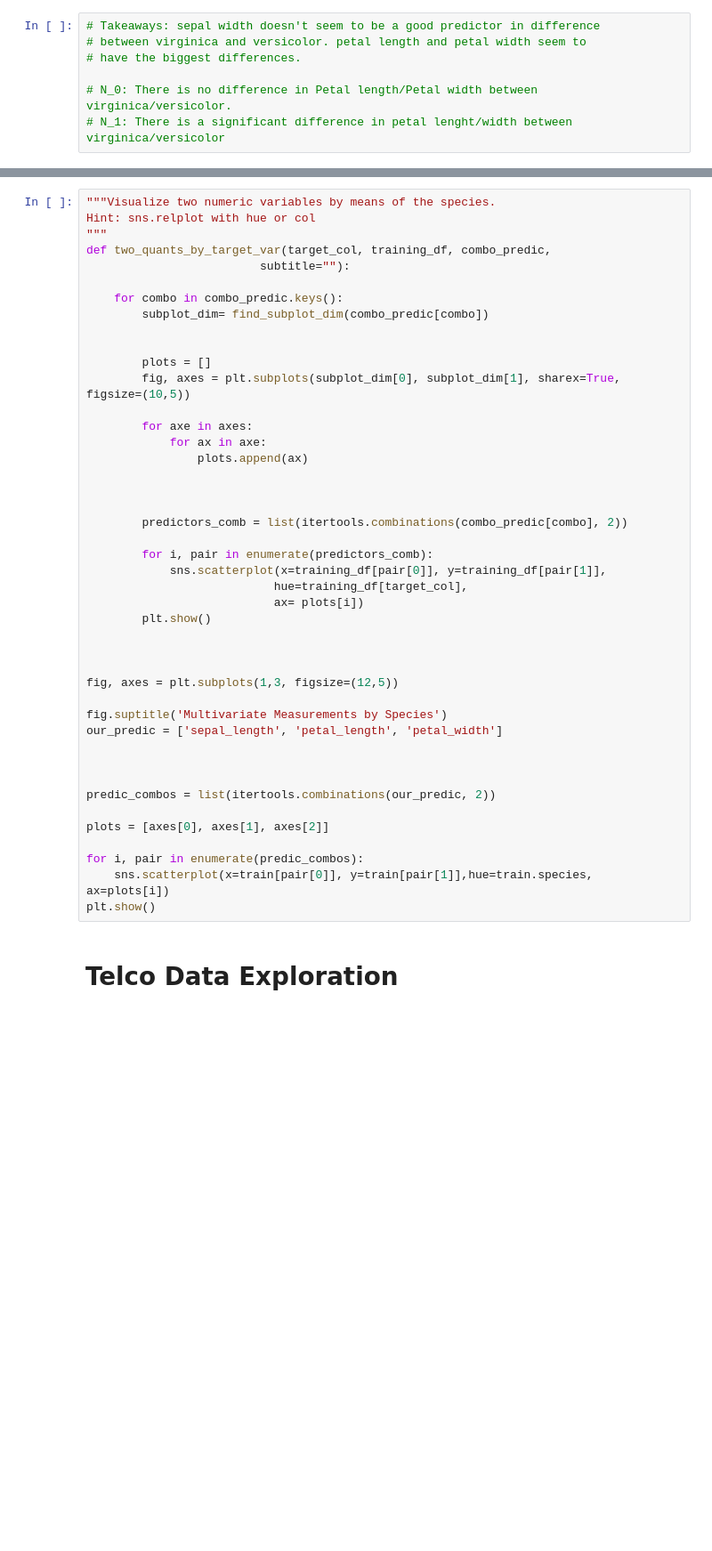
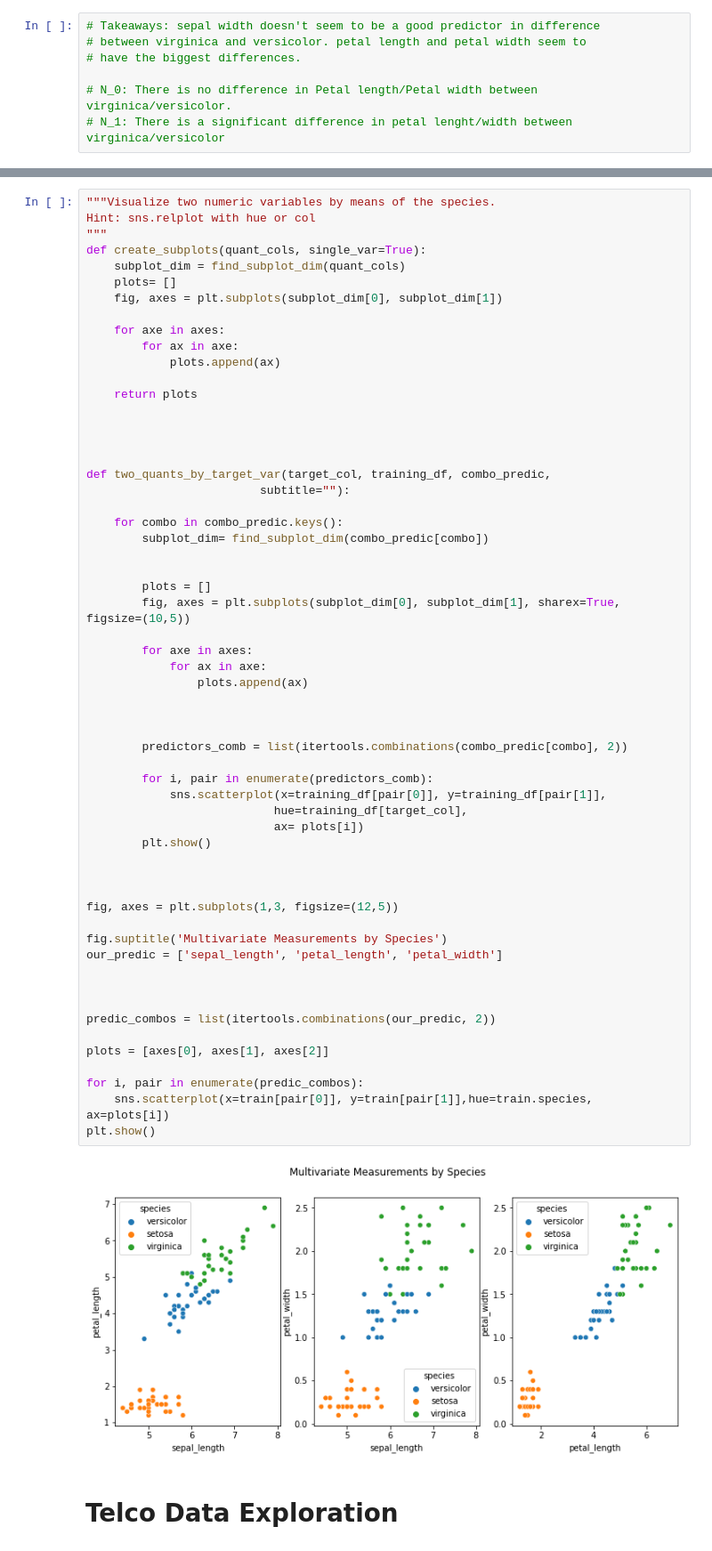
Before and after one commit to KyleTaylorGreen/classification-exercises, a Jupyter notebook: classification-exercises.ipynb, the cells around one changed output, grey strips where cells are left out. Shown at 89% size. Drawn from its saved outputs; the diff is of its cells as text; blank space fills up the shorter version.

```diff
--- a/classification-exercises.ipynb
+++ b/classification-exercises.ipynb
@@ -376,6 +580,20 @@ sns.pairplot(train, hue='species')
 """Visualize two numeric variables by means of the species.
 Hint: sns.relplot with hue or col
 """
+def create_subplots(quant_cols, single_var=True):
+    subplot_dim = find_subplot_dim(quant_cols)
+    plots= []
+    fig, axes = plt.subplots(subplot_dim[0], subplot_dim[1])
+
+    for axe in axes:
+        for ax in axe:
+            plots.append(ax)
+
+    return plots
+
+
+
+
 def two_quants_by_target_var(target_col, training_df, combo_predic,
                          subtitle=""):
 
@@ -389,33 +607,35 @@ def two_quants_by_target_var(target_col, training_df, combo_predic,
         for axe in axes:
             for ax in axe:
                 plots.append(ax)
 
 
 
         predictors_comb = list(itertools.combinations(combo_predic[combo], 2))
 
         for i, pair in enumerate(predictors_comb):
             sns.scatterplot(x=training_df[pair[0]], y=training_df[pair[1]],
                            hue=training_df[target_col],
                            ax= plots[i])
         plt.show()
 
 
 
 fig, axes = plt.subplots(1,3, figsize=(12,5))
 
 fig.suptitle('Multivariate Measurements by Species')
 our_predic = ['sepal_length', 'petal_length', 'petal_width']
 
 
 
 predic_combos = list(itertools.combinations(our_predic, 2))
 
 plots = [axes[0], axes[1], axes[2]]
 
 for i, pair in enumerate(predic_combos):
     sns.scatterplot(x=train[pair[0]], y=train[pair[1]],hue=train.species, ax=plots[i])
 plt.show()
+# %% [output]
+[figure, added]
 # %% [markdown]
 # Telco Data Exploration
 # %%
```
Also changed, not shown: parts of 16 cells of this notebook, 3 other files.
